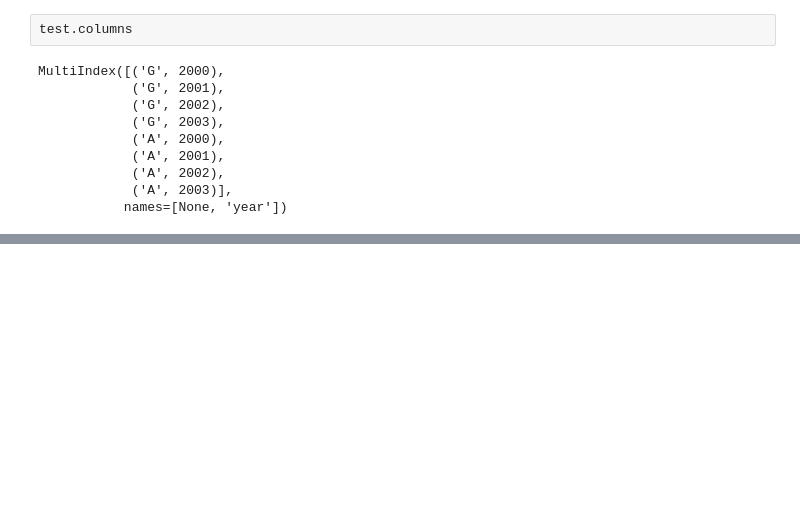
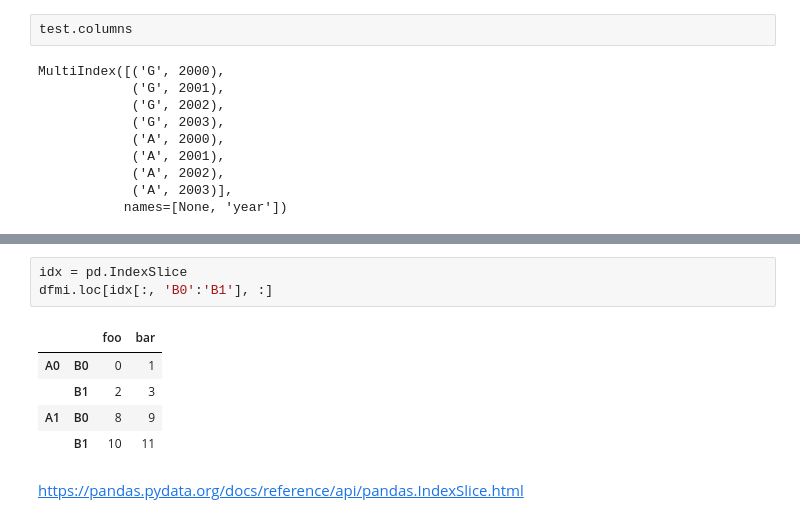
Before and after one commit to yaowenqiang/panda_playbook, a Jupyter notebook: advanced_pandas.ipynb, the cells around one changed output, grey strips where cells are left out. Saved outputs shown, nothing was run; the diff lists cells and outputs as text; blank space fills up the shorter version.

```diff
--- a/advanced_pandas.ipynb
+++ b/advanced_pandas.ipynb
@@ -1093,0 +1171,11 @@ MultiIndex([('G', 2000),
+# %%
+idx = pd.IndexSlice
+dfmi.loc[idx[:, 'B0':'B1'], :]
+# %% [output]
+|  |  | foo | bar |
+| A0 | B0 | 0 | 1 |
+|  | B1 | 2 | 3 |
+| A1 | B0 | 8 | 9 |
+|  | B1 | 10 | 11 |
+# %% [markdown]
+https://pandas.pydata.org/docs/reference/api/pandas.IndexSlice.html
```
Also changed, not shown: parts of 6 cells of this notebook.
